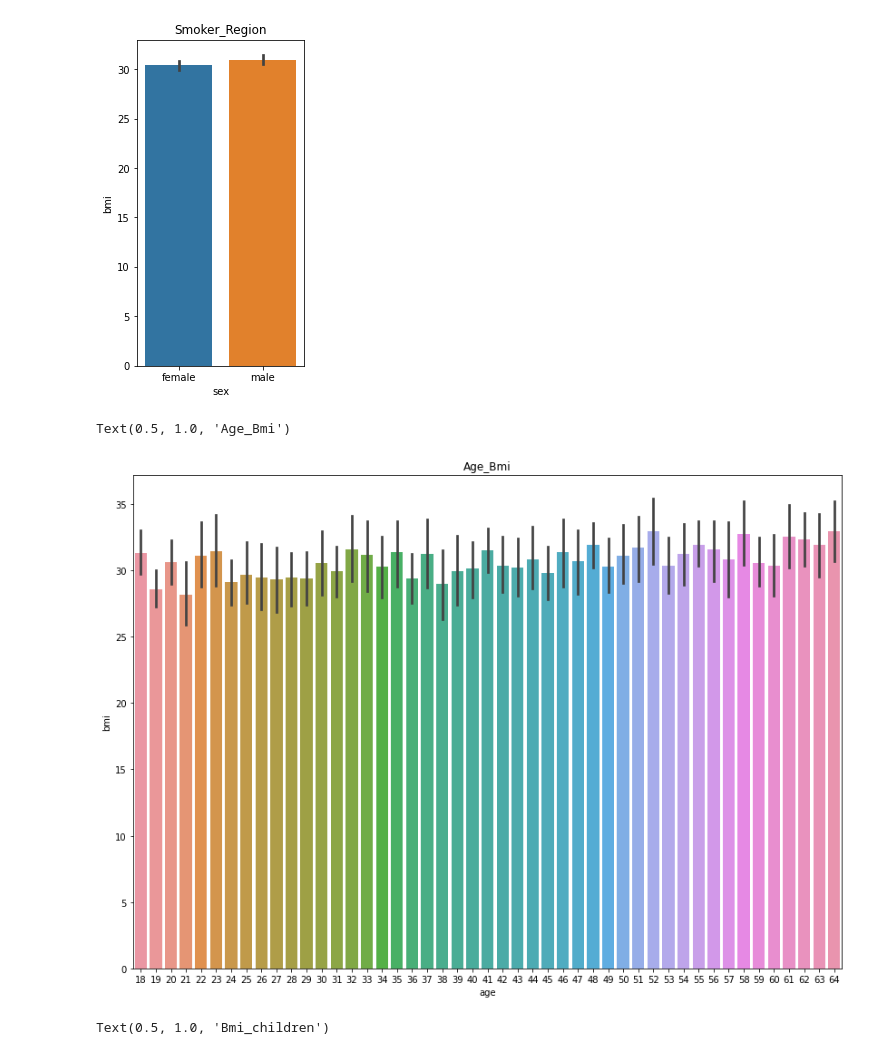
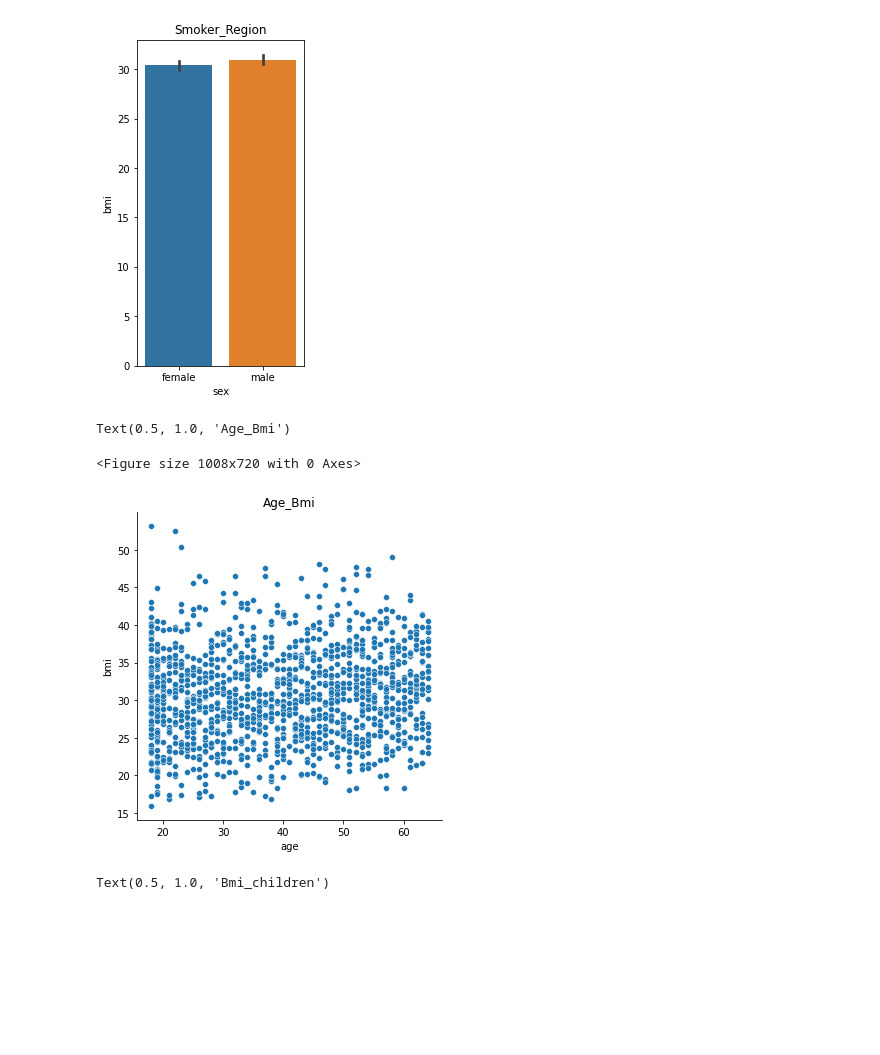
Before and after one commit to idrisskc/Insurance_charges_ML, a Jupyter notebook: Insurance_charges_models.ipynb, the cells around one changed output. Saved outputs shown, nothing was run; the diff lists cells and outputs as text; code cells hidden in the pictures; blank space fills up the shorter version.

```diff
--- a/Insurance_charges_models.ipynb
+++ b/Insurance_charges_models.ipynb
@@ -13,7 +13,7 @@ from sklearn.linear_model import LinearRegression
 from sklearn.metrics import mean_squared_error, accuracy_score, r2_score
 from math import sqrt
 # %%
-data = pd.read_csv("/insurance.csv")
+data = pd.read_csv("/content/insurance.csv")
 data.head()
 # %% [output]
 |  | age | sex | bmi | children | smoker | region | charges |
@@ -81,11 +81,12 @@ Text(0.5, 1.0, 'Smoker_Region')
 [figure]
 # %%
 plt.figure(figsize=(14,10))
-sns.barplot(x="age", y="bmi", data=data)
+sns.relplot(x="age", y="bmi", data=data)
 plt.title("Age_Bmi")
 # %% [output]
 Text(0.5, 1.0, 'Age_Bmi')
+<Figure size 1008x720 with 0 Axes>
-[figure, old version]
+[figure, new version]
 # %%
 plt.figure(figsize=(14,10))
 sns.relplot(x="bmi", y="children", data=data)
```
